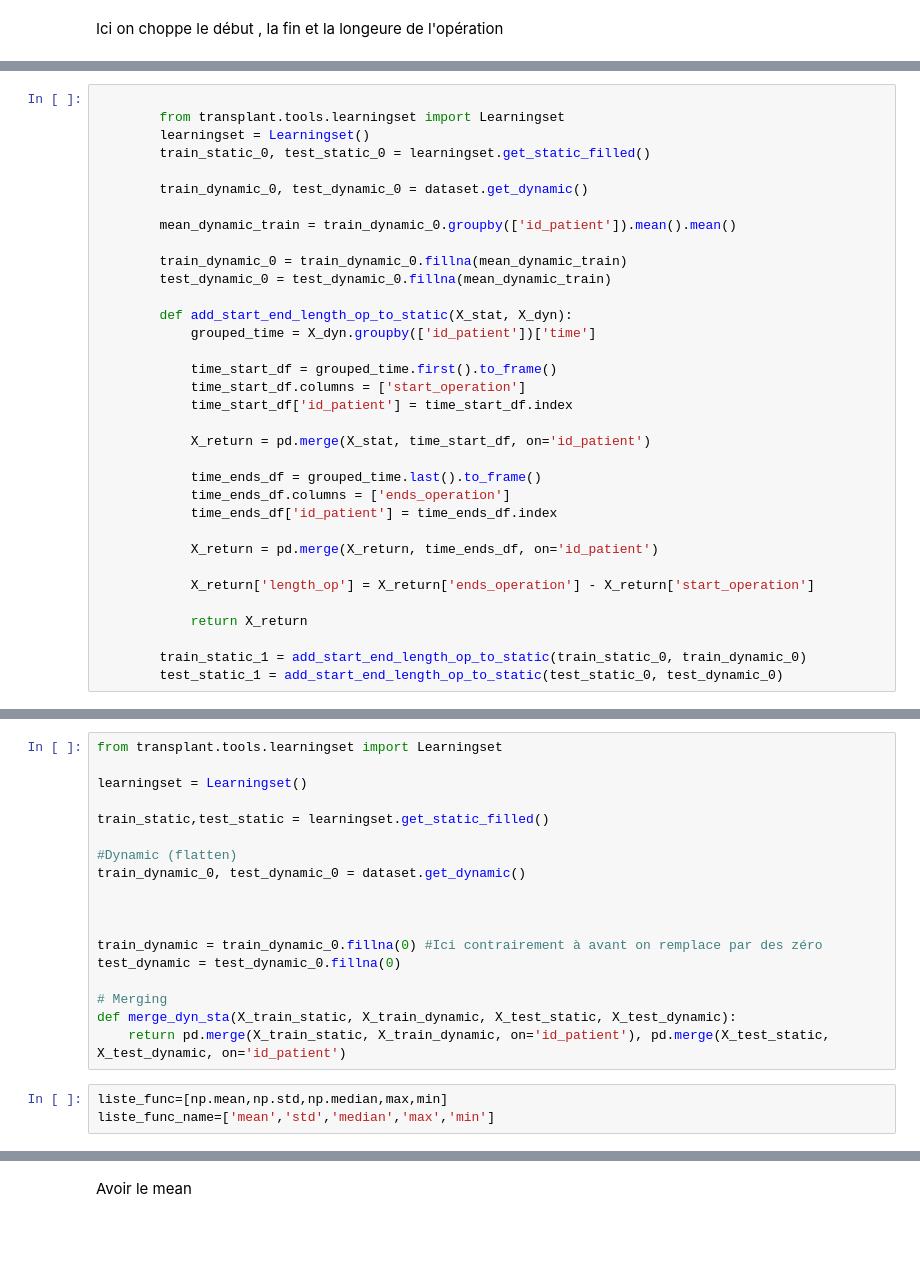
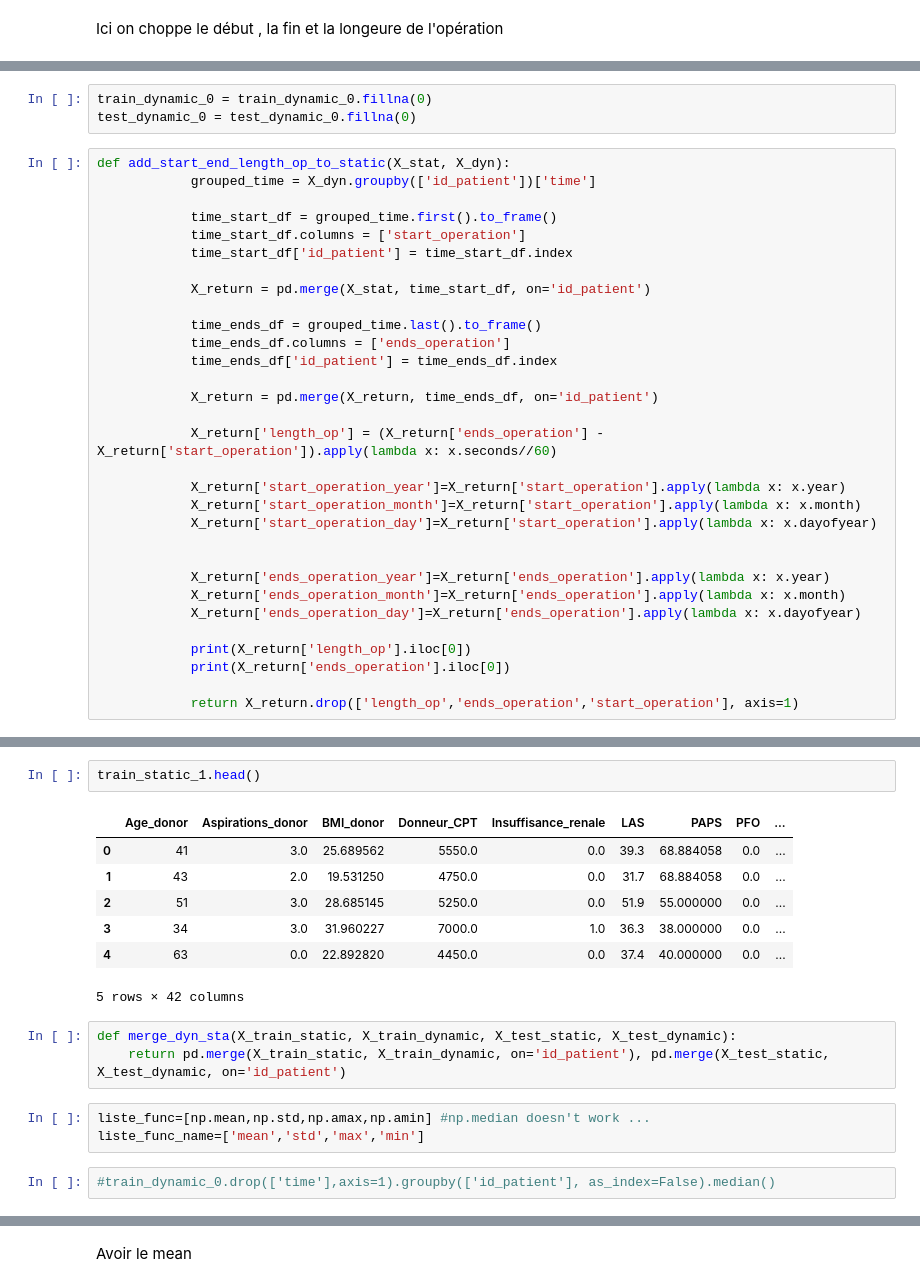
Before and after one commit to dataforgoodfr/batch_5_transplant, a Jupyter notebook: etudes/data preparation/Flatten Time Series General Description -- Data Preparation.ipynb, the cells around one changed output, grey strips where cells are left out. Drawn from its saved outputs; the diff is of its cells as text; blank space fills up the shorter version.

Commit message:
New function to get flatten time series"

```diff
--- a/etudes/data preparation/Flatten Time Series General Description -- Data Preparation.ipynb
+++ b/etudes/data preparation/Flatten Time Series General Description -- Data Preparation.ipynb
@@ -24,17 +50,8 @@ Ici on choppe le début , la fin et la longeure de l'opération
+# %%
+train_dynamic_0 = train_dynamic_0.fillna(0)
+test_dynamic_0 = test_dynamic_0.fillna(0)
 # %%
-
-        from transplant.tools.learningset import Learningset
-        learningset = Learningset()
-        train_static_0, test_static_0 = learningset.get_static_filled()
-
-        train_dynamic_0, test_dynamic_0 = dataset.get_dynamic()
-
-        mean_dynamic_train = train_dynamic_0.groupby(['id_patient']).mean().mean()
-
-        train_dynamic_0 = train_dynamic_0.fillna(mean_dynamic_train)
-        test_dynamic_0 = test_dynamic_0.fillna(mean_dynamic_train)
-
-        def add_start_end_length_op_to_static(X_stat, X_dyn):
+def add_start_end_length_op_to_static(X_stat, X_dyn):
             grouped_time = X_dyn.groupby(['id_patient'])['time']
 
             time_start_df = grouped_time.first().to_frame()
@@ -49,9 +66,18 @@ Ici on choppe le début , la fin et la longeure de l'opération
 
             X_return = pd.merge(X_return, time_ends_df, on='id_patient')
 
-            X_return['length_op'] = X_return['ends_operation'] - X_return['start_operation']
+            X_return['length_op'] = (X_return['ends_operation'] - X_return['start_operation']).apply(lambda x: x.seconds//60)
 
-            return X_return
+            X_return['start_operation_year']=X_return['start_operation'].apply(lambda x: x.year)
+            X_return['start_operation_month']=X_return['start_operation'].apply(lambda x: x.month)
+            X_return['start_operation_day']=X_return['start_operation'].apply(lambda x: x.dayofyear)
 
-        train_static_1 = add_start_end_length_op_to_static(train_static_0, train_dynamic_0)
-        test_static_1 = add_start_end_length_op_to_static(test_static_0, test_dynamic_0)
+
+            X_return['ends_operation_year']=X_return['ends_operation'].apply(lambda x: x.year)
+            X_return['ends_operation_month']=X_return['ends_operation'].apply(lambda x: x.month)
+            X_return['ends_operation_day']=X_return['ends_operation'].apply(lambda x: x.dayofyear)
+
+            print(X_return['length_op'].iloc[0])
+            print(X_return['ends_operation'].iloc[0])
+
+            return X_return.drop(['length_op','ends_operation','start_operation'], axis=1)
@@ -58,21 +92,18 @@ Ici on choppe le début , la fin et la longeure de l'opération
+# %%
+train_static_1.head()
+# %% [output]
+|  | Age_donor | Aspirations_donor | BMI_donor | Donneur_CPT | Insuffisance_renale | LAS | PAPS | PFO | ... |
+| 0 | 41 | 3.0 | 25.689562 | 5550.0 | 0.0 | 39.3 | 68.884058 | 0.0 | ... |
+| 1 | 43 | 2.0 | 19.531250 | 4750.0 | 0.0 | 31.7 | 68.884058 | 0.0 | ... |
+| 2 | 51 | 3.0 | 28.685145 | 5250.0 | 0.0 | 51.9 | 55.000000 | 0.0 | ... |
+| 3 | 34 | 3.0 | 31.960227 | 7000.0 | 1.0 | 36.3 | 38.000000 | 0.0 | ... |
+| 4 | 63 | 0.0 | 22.892820 | 4450.0 | 0.0 | 37.4 | 40.000000 | 0.0 | ... |
+5 rows × 42 columns
 # %%
-from transplant.tools.learningset import Learningset
-
-learningset = Learningset()
-
-train_static,test_static = learningset.get_static_filled()
-
-#Dynamic (flatten)
-train_dynamic_0, test_dynamic_0 = dataset.get_dynamic()
-
-
-
-train_dynamic = train_dynamic_0.fillna(0) #Ici contrairement à avant on remplace par des zéro
-test_dynamic = test_dynamic_0.fillna(0)
-
-# Merging
 def merge_dyn_sta(X_train_static, X_train_dynamic, X_test_static, X_test_dynamic):
     return pd.merge(X_train_static, X_train_dynamic, on='id_patient'), pd.merge(X_test_static, X_test_dynamic, on='id_patient')
 # %%
-liste_func=[np.mean,np.std,np.median,max,min]
-liste_func_name=['mean','std','median','max','min']
+liste_func=[np.mean,np.std,np.amax,np.amin] #np.median doesn't work ...
+liste_func_name=['mean','std','max','min']
+# %%
+#train_dynamic_0.drop(['time'],axis=1).groupby(['id_patient'], as_index=False).median()
```
Also changed, not shown: parts of 13 cells of this notebook, 2 other files.
